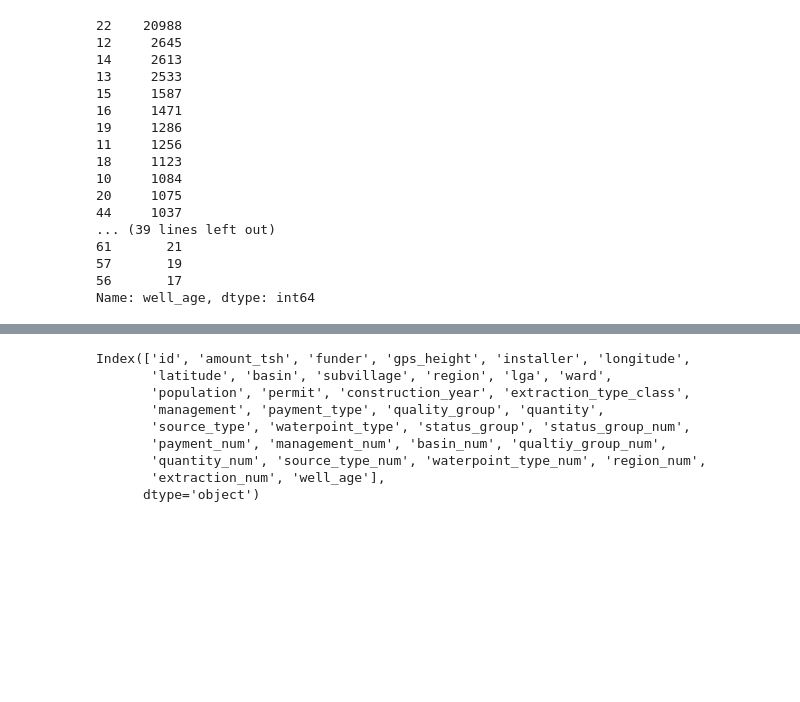
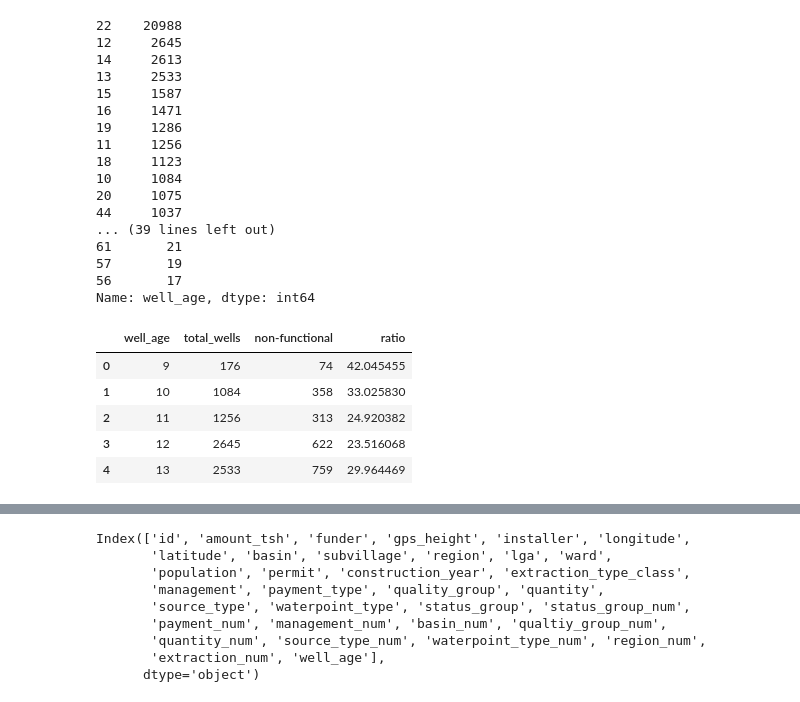
Before and after one commit to tvrjuana/tanzania-water-wells, a Jupyter notebook: train_test_split.ipynb, the cells around one changed output, grey strips where cells are left out. Cells and saved outputs as stored; diff of their text form; code cells hidden in the pictures; blank space fills up the shorter version.

```diff
--- a/train_test_split.ipynb
+++ b/train_test_split.ipynb
@@ -180,0 +187,9 @@ Name: well_age, dtype: int64
+# %%
+ratio_df.head()
+# %% [output]
+|  | well_age | total_wells | non-functional | ratio |
+| 0 | 9 | 176 | 74 | 42.045455 |
+| 1 | 10 | 1084 | 358 | 33.025830 |
+| 2 | 11 | 1256 | 313 | 24.920382 |
+| 3 | 12 | 2645 | 622 | 23.516068 |
+| 4 | 13 | 2533 | 759 | 29.964469 |
```
Also changed, not shown: parts of 9 cells of this notebook, 2 other files.
